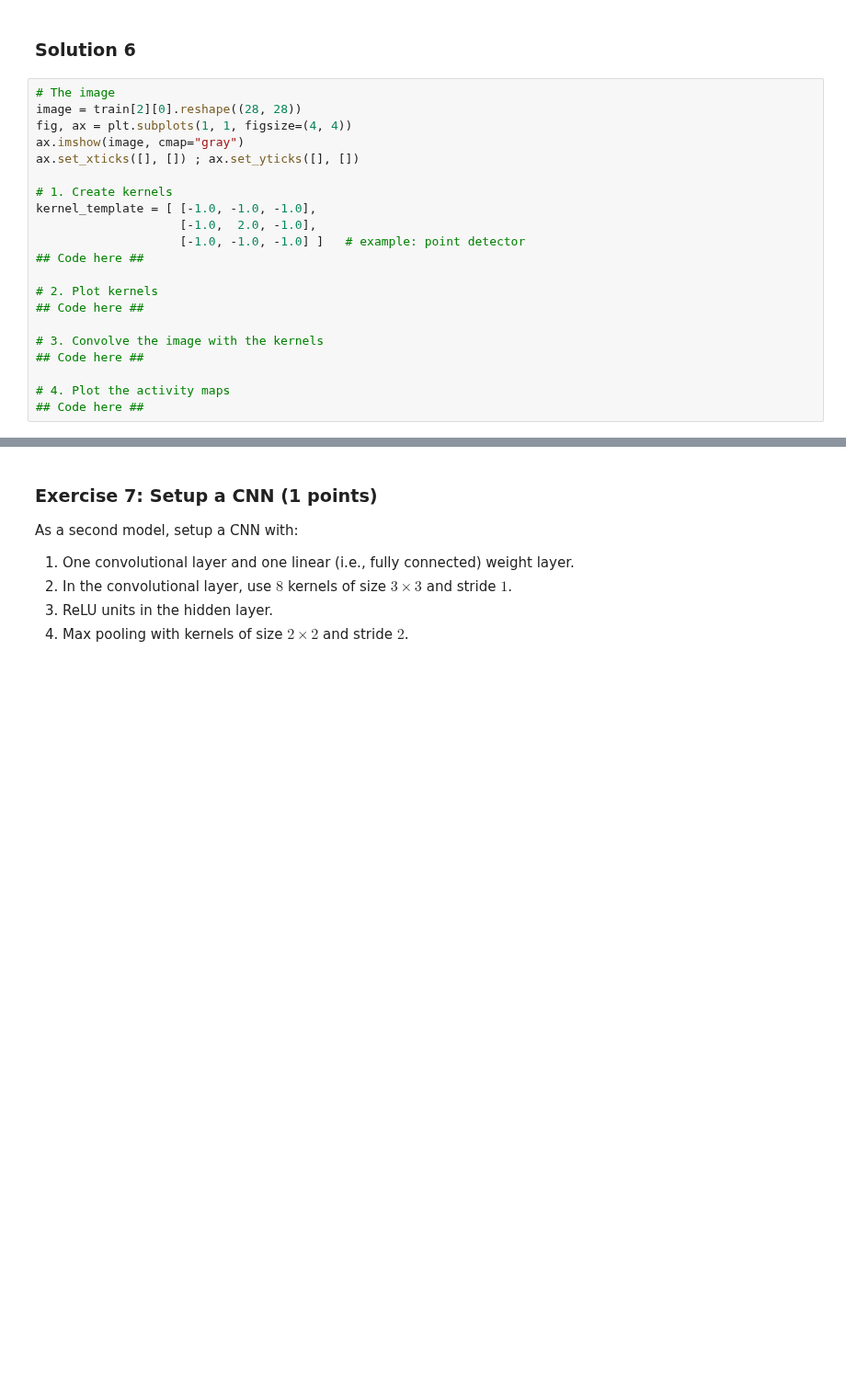
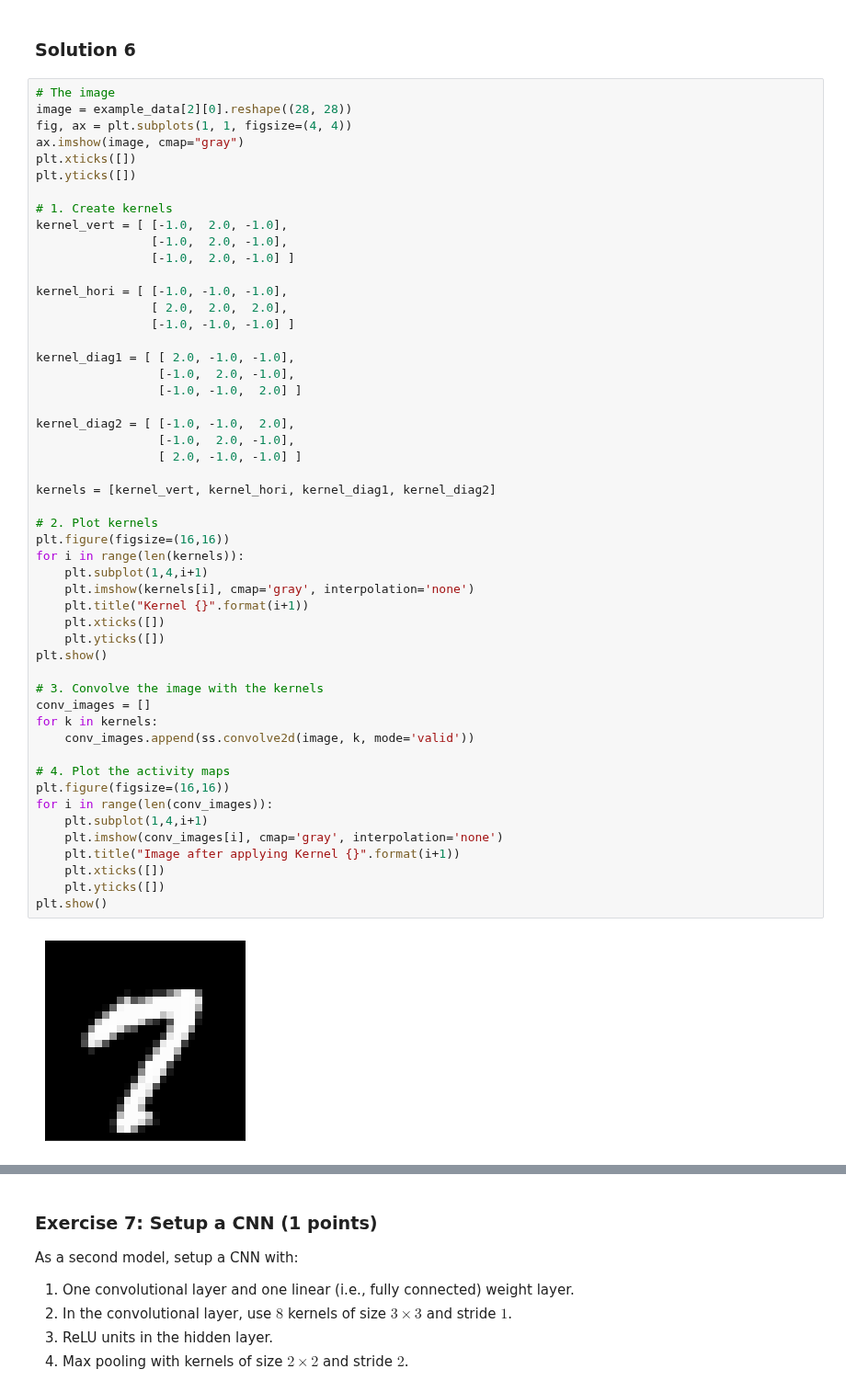
Before and after one commit to AjinkyaIndulkar/neural-networks-1920, a Jupyter notebook: P4 - Deep Learning/Chapter_06_deep_learning.ipynb, the cells around one changed output, grey strips where cells are left out. Shown at 92% size. Drawn from its saved outputs; the diff is of its cells as text; blank space fills up the shorter version.

```diff
--- a/P4 - Deep Learning/Chapter_06_deep_learning.ipynb
+++ b/P4 - Deep Learning/Chapter_06_deep_learning.ipynb
@@ -307,24 +307,56 @@ In this exercise you will perform a simple convolution on one image.
 1. Plot the resulting feature activity map for each of the kernels.
 # %% [markdown]
 ### Solution 6
-# %%
-# The image
-image = train[2][0].reshape((28, 28))
-fig, ax = plt.subplots(1, 1, figsize=(4, 4))
-ax.imshow(image, cmap="gray")
-ax.set_xticks([], []) ; ax.set_yticks([], [])
-
-# 1. Create kernels
-kernel_template = [ [-1.0, -1.0, -1.0],
-                    [-1.0,  2.0, -1.0],
-                    [-1.0, -1.0, -1.0] ]   # example: point detector
-## Code here ##
-
-# 2. Plot kernels
-## Code here ##
-
-# 3. Convolve the image with the kernels
-## Code here ##
-
-# 4. Plot the activity maps
-## Code here ##
+# %%
+# The image
+image = example_data[2][0].reshape((28, 28))
+fig, ax = plt.subplots(1, 1, figsize=(4, 4))
+ax.imshow(image, cmap="gray")
+plt.xticks([])
+plt.yticks([])
+
+# 1. Create kernels
+kernel_vert = [ [-1.0,  2.0, -1.0],
+                [-1.0,  2.0, -1.0],
+                [-1.0,  2.0, -1.0] ]
+
+kernel_hori = [ [-1.0, -1.0, -1.0],
+                [ 2.0,  2.0,  2.0],
+                [-1.0, -1.0, -1.0] ]
+
+kernel_diag1 = [ [ 2.0, -1.0, -1.0],
+                 [-1.0,  2.0, -1.0],
+                 [-1.0, -1.0,  2.0] ]
+
+kernel_diag2 = [ [-1.0, -1.0,  2.0],
+                 [-1.0,  2.0, -1.0],
+                 [ 2.0, -1.0, -1.0] ]
+
+kernels = [kernel_vert, kernel_hori, kernel_diag1, kernel_diag2]
+
+# 2. Plot kernels
+plt.figure(figsize=(16,16))
+for i in range(len(kernels)):
+    plt.subplot(1,4,i+1)
+    plt.imshow(kernels[i], cmap='gray', interpolation='none')
+    plt.title("Kernel {}".format(i+1))
+    plt.xticks([])
+    plt.yticks([])
+plt.show()
+
+# 3. Convolve the image with the kernels
+conv_images = []
+for k in kernels:
+    conv_images.append(ss.convolve2d(image, k, mode='valid'))
+
+# 4. Plot the activity maps
+plt.figure(figsize=(16,16))
+for i in range(len(conv_images)):
+    plt.subplot(1,4,i+1)
+    plt.imshow(conv_images[i], cmap='gray', interpolation='none')
+    plt.title("Image after applying Kernel {}".format(i+1))
+    plt.xticks([])
+    plt.yticks([])
+plt.show()
+# %% [output]
+[figure, added]
```
Also changed, not shown: parts of 10 cells of this notebook.
